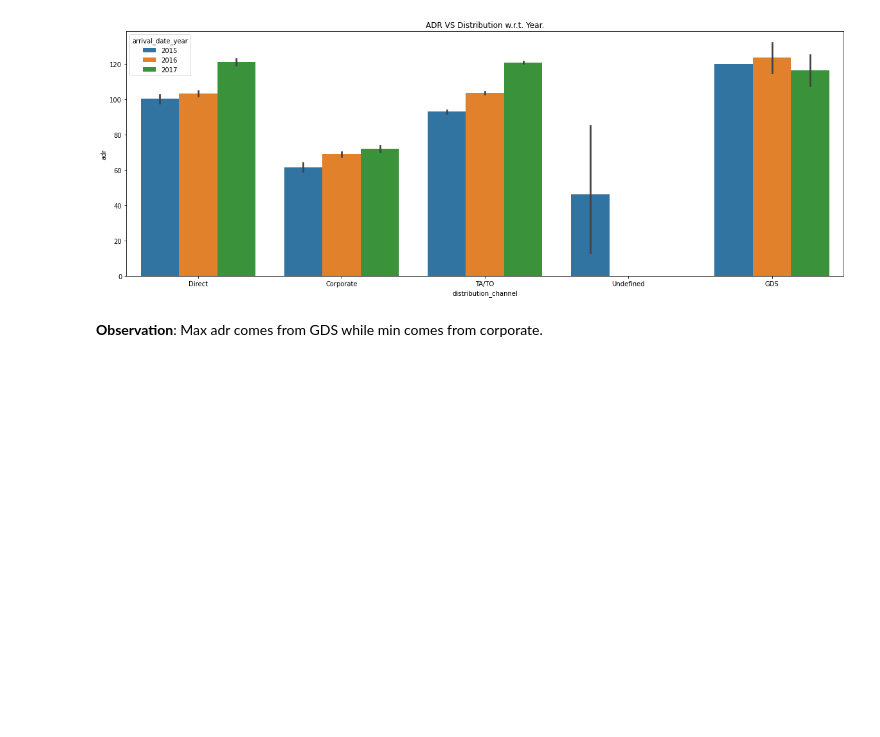
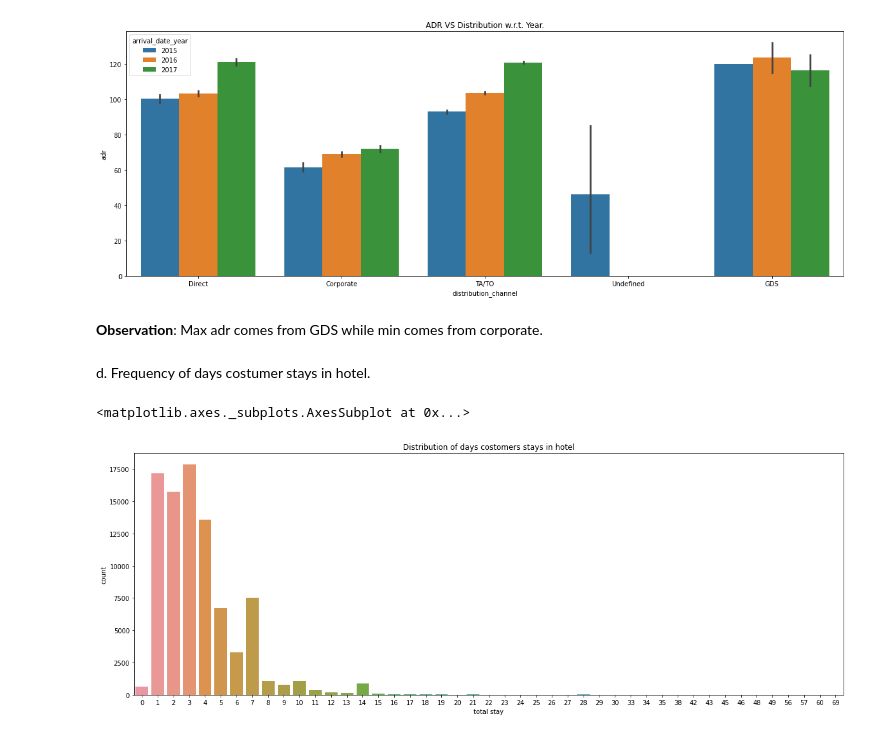
Before and after one commit to akashsinghsharma/almabetter-pythonEDA-project, a Jupyter notebook: Hotel_Booking_Analysis.ipynb, the cells around one changed output. Cells and saved outputs as stored; diff of their text form; code cells hidden in the pictures; blank space fills up the shorter version.

```diff
--- a/Hotel_Booking_Analysis.ipynb
+++ b/Hotel_Booking_Analysis.ipynb
@@ -278,3 +278,14 @@ sns.barplot(data = hotel_data_copy , x = 'distribution_channel' , y = 'adr' , hu
 [figure]
 # %% [markdown]
 **Observation**: Max adr comes from GDS while min comes from corporate.
+# %% [markdown]
+d. Frequency of days costumer stays in hotel.
+# %%
+hotel_data_copy['total stay'] = hotel_data_copy['stays_in_weekend_nights'] + hotel_data_copy['stays_in_week_nights']
+
+plt.figure(figsize = (20,7))
+plt.title('Distribution of days costomers stays in hotel')
+sns.countplot( x = hotel_data_copy['total stay'])
+# %% [output]
+<matplotlib.axes._subplots.AxesSubplot at 0x...>
+[figure, added]
```
Also changed, not shown: parts of 10 cells of this notebook.
